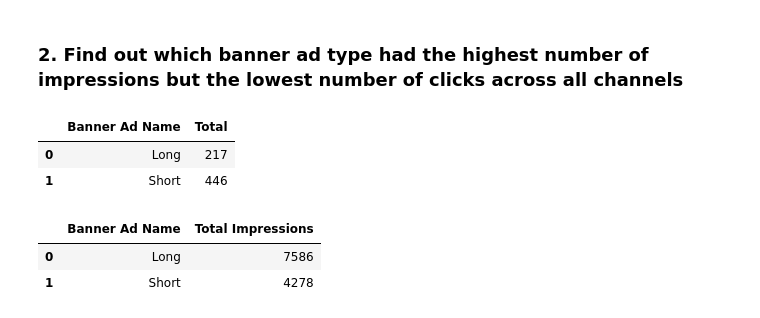
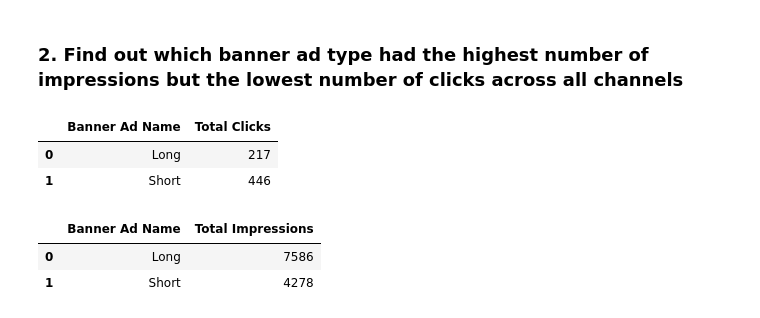
Before and after one commit to Stoichiometrical/Data-Analysis-Case-Studies, a Jupyter notebook: AB Testing Analysis CaseStudy.ipynb, the cells around one changed output. Drawn from its saved outputs; the diff is of its cells as text; code cells hidden in the pictures.

```diff
--- a/AB Testing Analysis CaseStudy.ipynb
+++ b/AB Testing Analysis CaseStudy.ipynb
@@ -150,10 +150,10 @@ Short format had the highest number of hide ads overall(142)
 ### 2.	Find out which banner ad type had the highest number of impressions but the lowest number of clicks across all channels
 # %%
 #Number of clicks per ad format
-clicks = all_clicks.groupby("Banner Ad Name").size().reset_index(name="Total")
+clicks = all_clicks.groupby("Banner Ad Name").size().reset_index(name="Total Clicks")
 clicks
 # %% [output]
-|  | Banner Ad Name | Total |
+|  | Banner Ad Name | Total Clicks |
 | 0 | Long | 217 |
 | 1 | Short | 446 |
 # %%
```
Also changed, not shown: parts of 5 cells of this notebook.
